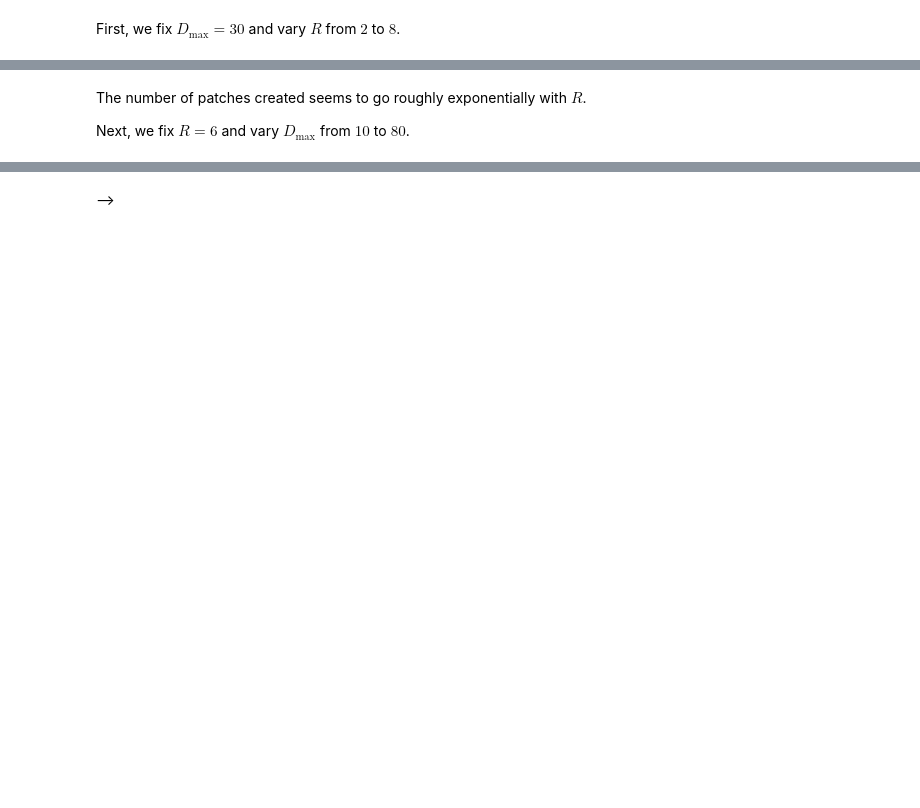
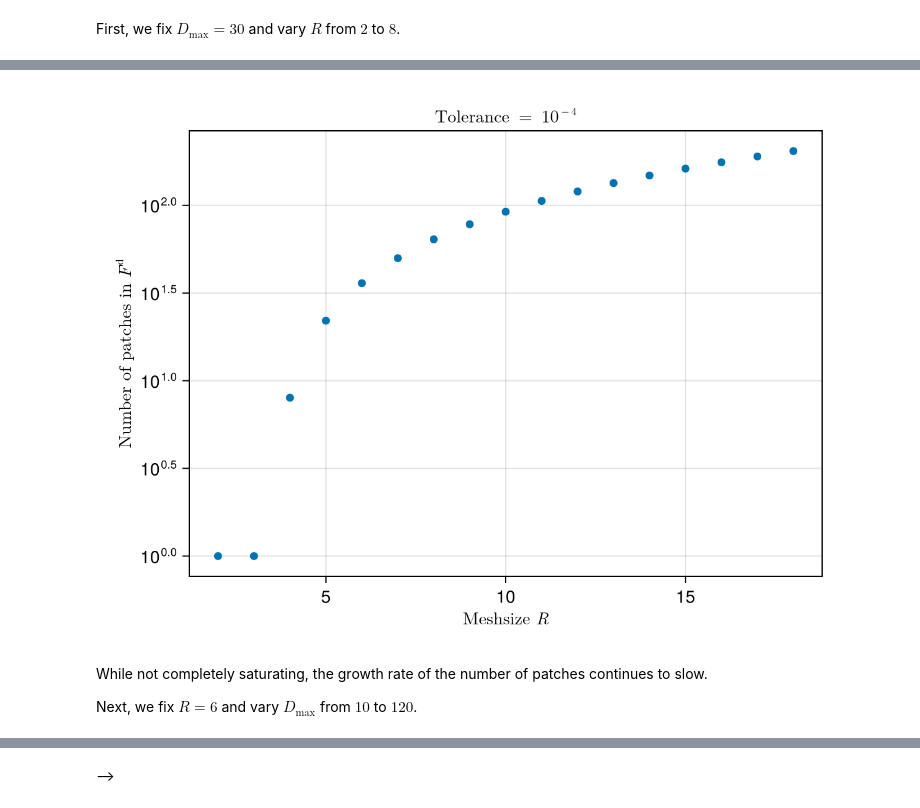
Before and after one commit to tensor4all/TCIAlgorithms.jl, a Jupyter notebook: notebooks/bse_3d.ipynb, the cells around one changed output, grey strips where cells are left out. Saved outputs shown, nothing was run; the diff lists cells and outputs as text; code cells hidden in the pictures; blank space fills up the shorter version.

```diff
--- a/notebooks/bse_3d.ipynb
+++ b/notebooks/bse_3d.ipynb
@@ -380,5 +417,17 @@ scatter(Rs, R_npatches, axis=(; xlabel, ylabel, yscale=log10))
+# %%
+R_hightols = 2:18
+R_hightol_npatches = numpatches.(R_hightols, 30, 1e-4);
+# %%
+xlabel = L"Meshsize $R$"
+ylabel = L"Number of patches in $F^{\mathrm{d}}$"
+scatter(R_hightols, R_hightol_npatches,
+        axis=(;
+            xlabel, ylabel, yscale=log10,
+            title=L"Tolerance = $10^{-4}$"))
+# %% [output]
+[figure, added]
 # %% [markdown]
-The number of patches created seems to go roughly exponentially with $R$.
+While not completely saturating, the growth rate of the number of patches continues to slow.
 
-Next, we fix $R = 6$ and vary $D_\mathrm{max}$ from $10$ to $80$.
+Next, we fix $R = 6$ and vary $D_\mathrm{max}$ from $10$ to $120$.
 # %%
```
Also changed, not shown: parts of 27 cells of this notebook, 11 other files.
